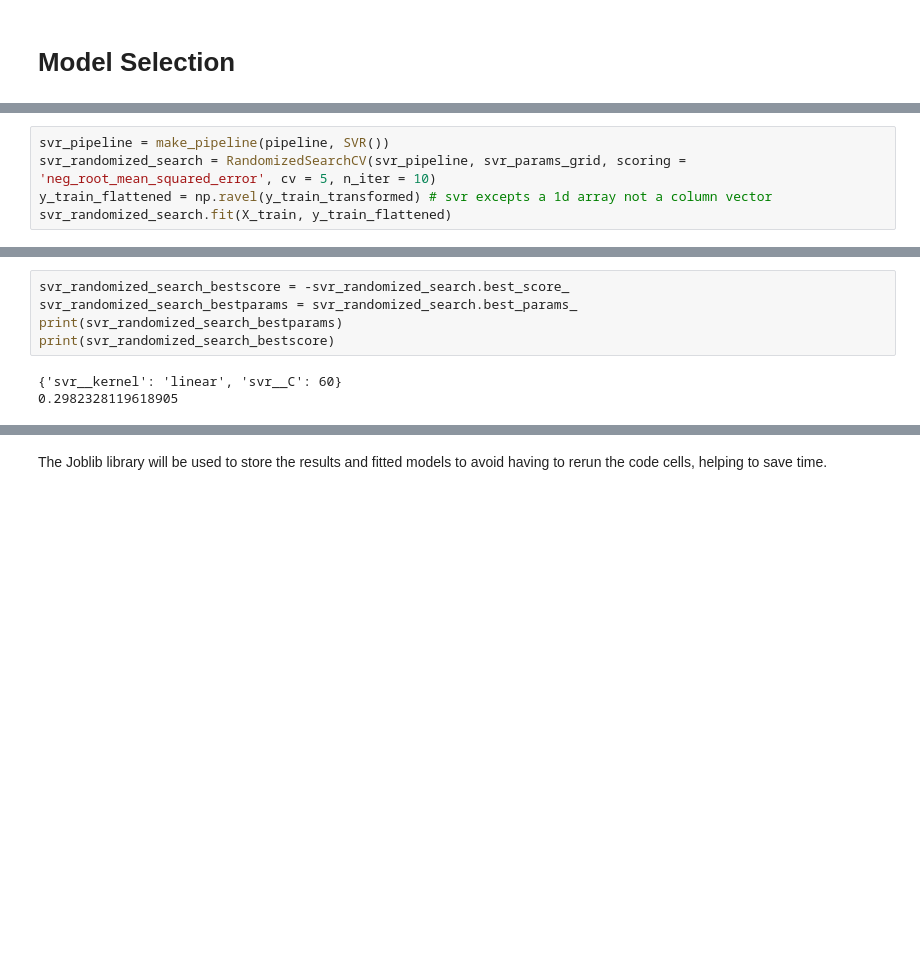
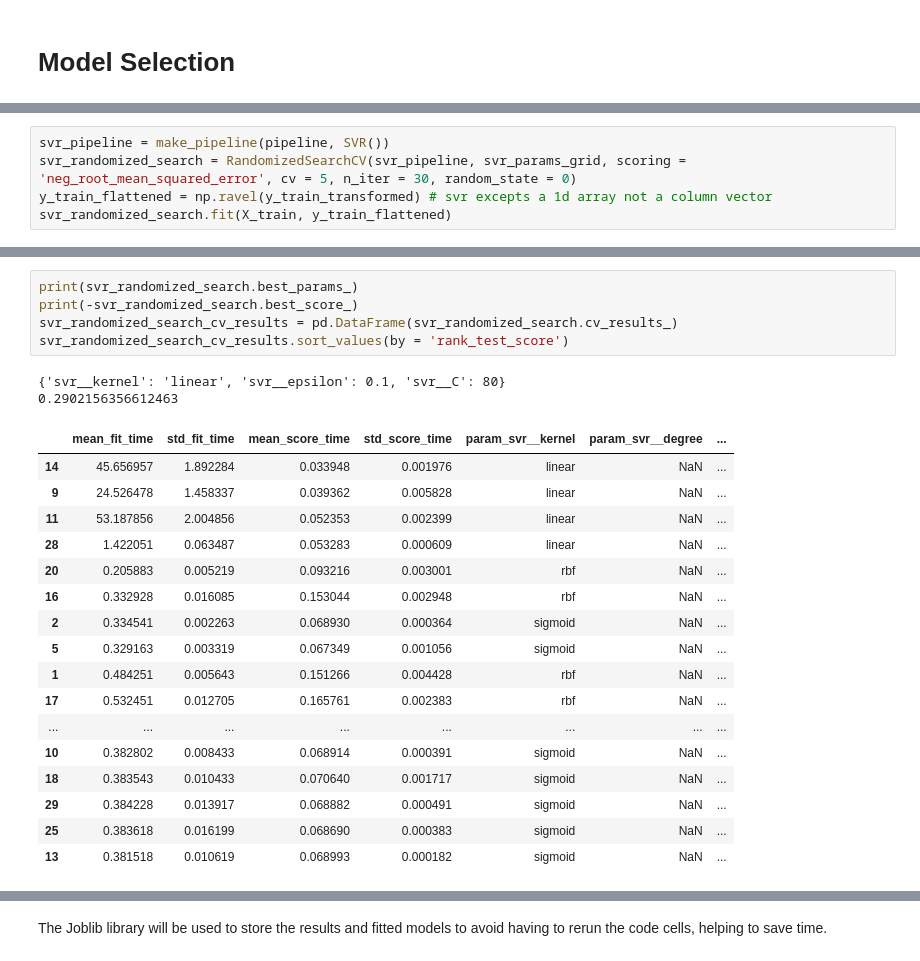
Before and after one commit to brandoncabrera707/housing_predictions, a Jupyter notebook: notebooks/2.0-bc-pipeline-and-hyperparameter-tuning.ipynb, the cells around one changed output, grey strips where cells are left out. Cells and saved outputs as stored; diff of their text form; blank space fills up the shorter version.

```diff
--- a/notebooks/2.0-bc-pipeline-and-hyperparameter-tuning.ipynb
+++ b/notebooks/2.0-bc-pipeline-and-hyperparameter-tuning.ipynb
@@ -125,6 +127,6 @@ print(linear_regression_randomized_search_bestscore)
 # %%
 svr_pipeline = make_pipeline(pipeline, SVR())
-svr_randomized_search = RandomizedSearchCV(svr_pipeline, svr_params_grid, scoring = 'neg_root_mean_squared_error', cv = 5, n_iter = 10)
+svr_randomized_search = RandomizedSearchCV(svr_pipeline, svr_params_grid, scoring = 'neg_root_mean_squared_error', cv = 5, n_iter = 30, random_state = 0)
 y_train_flattened = np.ravel(y_train_transformed) # svr excepts a 1d array not a column vector
 svr_randomized_search.fit(X_train, y_train_flattened)
 # %% [output]
@@ -165,9 +155,26 @@ RandomizedSearchCV(cv=5,
 # %%
-svr_randomized_search_bestscore = -svr_randomized_search.best_score_
-svr_randomized_search_bestparams = svr_randomized_search.best_params_
-print(svr_randomized_search_bestparams)
-print(svr_randomized_search_bestscore)
+print(svr_randomized_search.best_params_)
+print(-svr_randomized_search.best_score_)
+svr_randomized_search_cv_results = pd.DataFrame(svr_randomized_search.cv_results_)
+svr_randomized_search_cv_results.sort_values(by = 'rank_test_score')
 # %% [output]
-{'svr__kernel': 'linear', 'svr__C': 60}
-0.2982328119618905
+{'svr__kernel': 'linear', 'svr__epsilon': 0.1, 'svr__C': 80}
+0.2902156356612463
+|  | mean_fit_time | std_fit_time | mean_score_time | std_score_time | param_svr__kernel | param_svr__degree | ... |
+| 14 | 45.656957 | 1.892284 | 0.033948 | 0.001976 | linear | NaN | ... |
+| 9 | 24.526478 | 1.458337 | 0.039362 | 0.005828 | linear | NaN | ... |
+| 11 | 53.187856 | 2.004856 | 0.052353 | 0.002399 | linear | NaN | ... |
+| 28 | 1.422051 | 0.063487 | 0.053283 | 0.000609 | linear | NaN | ... |
+| 20 | 0.205883 | 0.005219 | 0.093216 | 0.003001 | rbf | NaN | ... |
+| 16 | 0.332928 | 0.016085 | 0.153044 | 0.002948 | rbf | NaN | ... |
+| 2 | 0.334541 | 0.002263 | 0.068930 | 0.000364 | sigmoid | NaN | ... |
+| 5 | 0.329163 | 0.003319 | 0.067349 | 0.001056 | sigmoid | NaN | ... |
+| 1 | 0.484251 | 0.005643 | 0.151266 | 0.004428 | rbf | NaN | ... |
+| 17 | 0.532451 | 0.012705 | 0.165761 | 0.002383 | rbf | NaN | ... |
+| ... | ... | ... | ... | ... | ... | ... | ... |
+| 10 | 0.382802 | 0.008433 | 0.068914 | 0.000391 | sigmoid | NaN | ... |
+| 18 | 0.383543 | 0.010433 | 0.070640 | 0.001717 | sigmoid | NaN | ... |
+| 29 | 0.384228 | 0.013917 | 0.068882 | 0.000491 | sigmoid | NaN | ... |
+| 25 | 0.383618 | 0.016199 | 0.068690 | 0.000383 | sigmoid | NaN | ... |
+| 13 | 0.381518 | 0.010619 | 0.068993 | 0.000182 | sigmoid | NaN | ... |
 # %%
```
Also changed, not shown: parts of 23 cells of this notebook, 18 other files.
